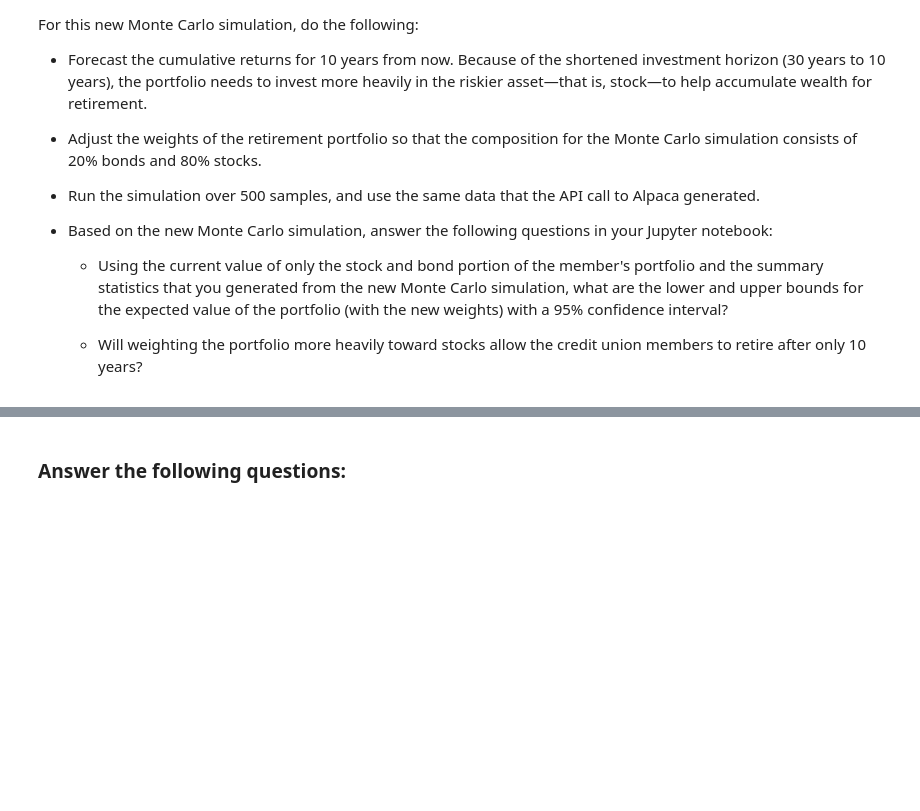
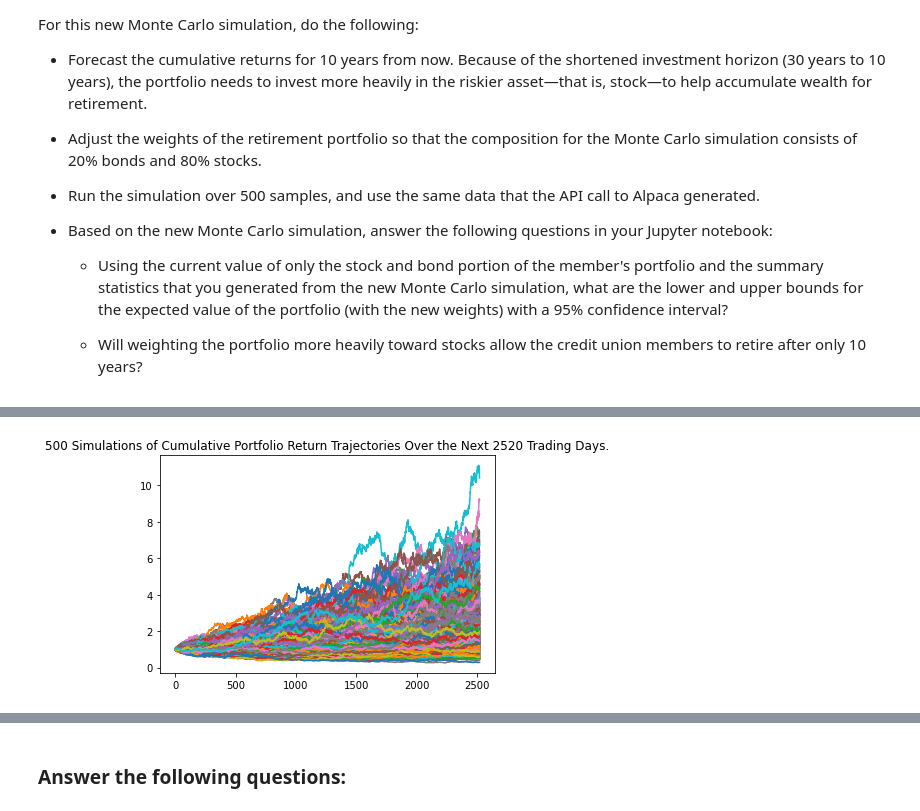
Before and after one commit to JakeWheelerGitHub/Week_5_Challenge, a Jupyter notebook: financial_planning_tools.ipynb, the cells around one changed output, grey strips where cells are left out. Saved outputs shown, nothing was run; the diff lists cells and outputs as text; code cells hidden in the pictures; blank space fills up the shorter version.

```diff
--- a/financial_planning_tools.ipynb
+++ b/financial_planning_tools.ipynb
@@ -526,7 +639,11 @@ For this new Monte Carlo simulation, do the following:
 # Configure a Monte Carlo simulation to forecast 10 years cumulative returns
 # The weights should be split 20% to AGG and 80% to SPY.
 # Run 500 samples.
-# YOUR CODE HERE
+mc_10_year = MCSimulation(
+    portfolio_data = df_mc,
+    weights = [.20, .80],
+    num_simulation = 500,
+    num_trading_days = 252*10)
 
 # Review the simulation input data
-# YOUR CODE HERE
+mc_10_year.portfolio_data
@@ -536,7 +711,9 @@ For this new Monte Carlo simulation, do the following:
 # %%
 # Visualize the 10-year Monte Carlo simulation by creating an
 # overlay line plot
-# YOUR CODE HERE
+mc_10_year_line_plot = mc_10_year.plot_simulation()
+# %% [output]
+[figure, added]
 # %%
 # Visualize the probability distribution of the 10-year Monte Carlo simulation
 # by plotting a histogram
```
Also changed, not shown: parts of 17 cells of this notebook.
